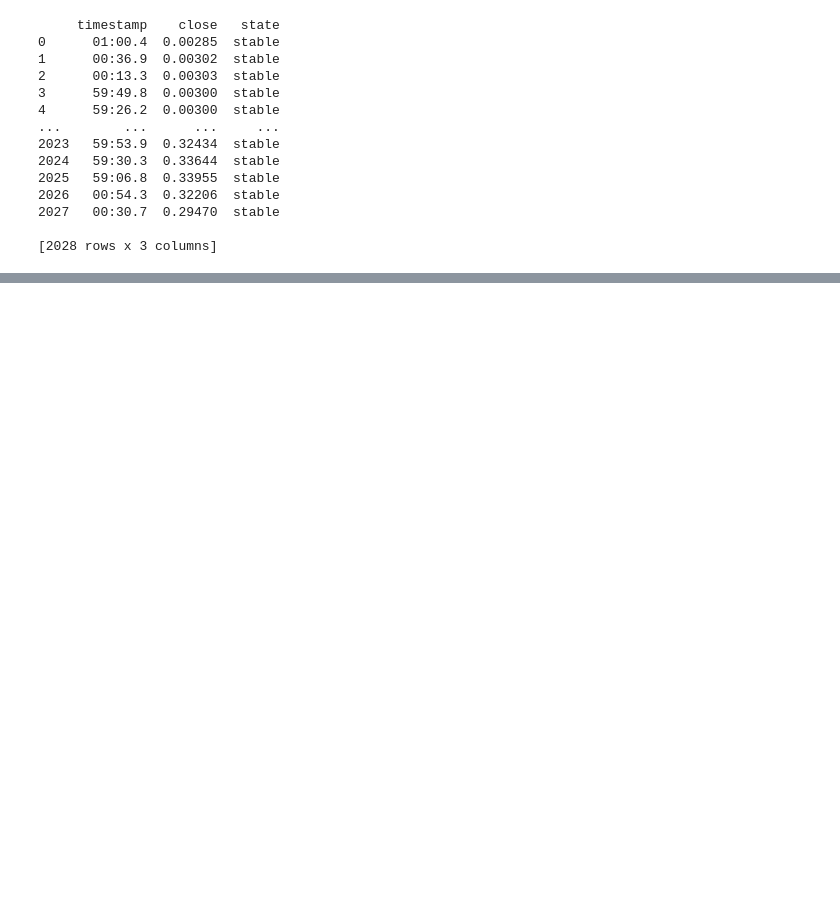
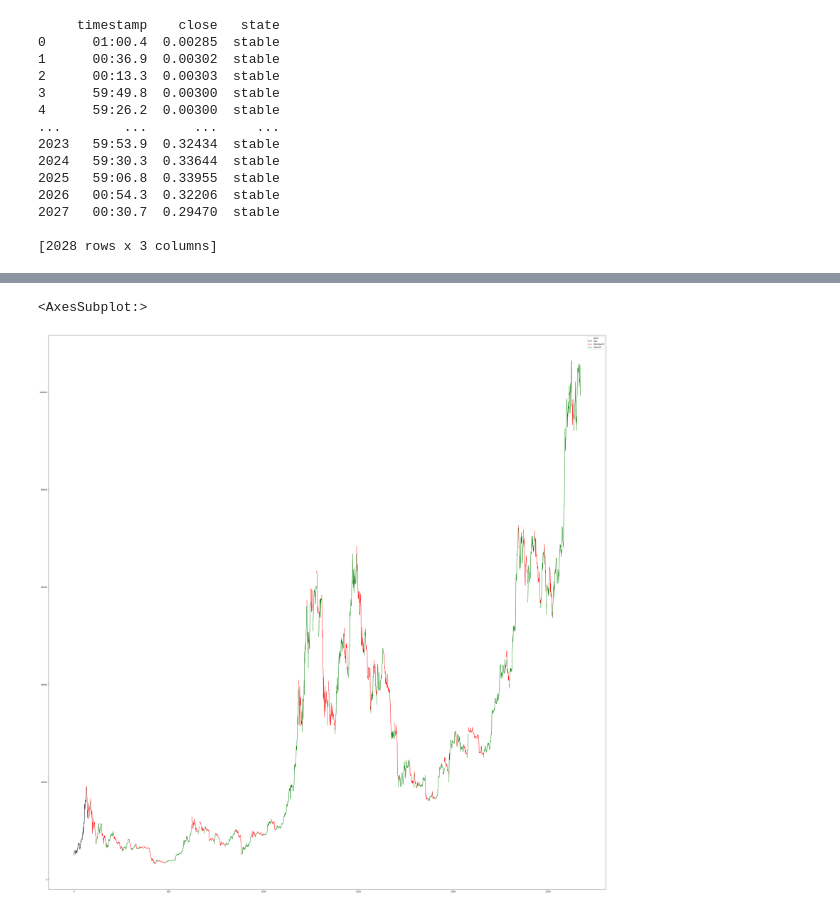
Before and after one commit to Lvinci41/program_trading_crypto, a Jupyter notebook: markovStateFactory2.ipynb, the cells around one changed output, grey strips where cells are left out. Cells and saved outputs as stored; diff of their text form; code cells hidden in the pictures; blank space fills up the shorter version.

Commit message:
Add files via upload
Added more labeling scripts, but still can't capture rangebound well

```diff
--- a/markovStateFactory2.ipynb
+++ b/markovStateFactory2.ipynb
@@ -88,0 +173,65 @@ graph_df.plot(color=colors_map)
+# %%
+#deepseek
+
+# Load data and preprocess
+df = pd.read_csv('20250202-20170908_BTC-USDT_1D_okx_ohlc_M.csv')
+#df = pd.read_csv('20250202-20170908_DOGE-USDT_1D_okx_ohlc_M.csv')
+
+
+
+# Load and preprocess data
+#df = pd.read_csv('ohlc_data.csv').iloc[::-1].reset_index(drop=True)
+df['close'] = pd.to_numeric(df['close'], errors='coerce')
+
+# Compute ATR30 for volatility scaling
+df['prev_close'] = df['close'].shift(1)
+df['TR'] = np.maximum(
+    df['high'] - df['low'],
+    np.abs(df['high'] - df['prev_close']),
+    np.abs(df['low'] - df['prev_close'])
+)
+df['ATR30'] = df['TR'].rolling(30).mean()
+df['threshold'] = 0.5 * df['ATR30']
+
+# Find local minima/maxima (15-day window)
+minima = argrelextrema(df['close'].values, np.less, order=15)[0]
+maxima = argrelextrema(df['close'].values, np.greater, order=15)[0]
+extrema = np.sort(np.concatenate([minima, maxima]))
+
+# Label states between extrema
+df['state'] = np.nan
+for i in range(len(extrema) - 1):
+    start, end = extrema[i], extrema[i + 1]
+    if df['close'].iloc[start] < df['close'].iloc[end]:
+        df.loc[start:end, 'state'] = 'upward'
+    else:
+        df.loc[start:end, 'state'] = 'downward'
+
+# Label stable periods (price within threshold)
+for i in range(len(df)):
+    if pd.isna(df['state'].iloc[i]):
+        window = df['close'].iloc[max(0, i-15):min(len(df), i+15)]
+        if (df['close'].iloc[i] - df['threshold'].iloc[i] <= window.min()) and \
+           (window.max() <= df['close'].iloc[i] + df['threshold'].iloc[i]):
+            df.loc[i, 'state'] = 'stable'
+
+# Forward-fill remaining NaNs (transient noise)
+df['state'] = df['state'].ffill()
+
+# Output
+result = df[['timestamp', 'close', 'state']]
+print(result)
+
+graph_df = df.set_index('state', append=True)['close']
+graph_df = graph_df.unstack('state')
+colors_map = {'stable': 'b',
+              'downward': 'red',
+              'upward': 'green',
+              '0': 'black',
+             }
+colors_map[np.nan] = 'black'
+#BTC_mm_plot['date'] = BTCUSDT_data['Date']
+
+plot.rcParams['figure.figsize'] = [50, 50]
+graph_df.plot(color=colors_map)
+# %% [output]
@@ -88,0 +252,2 @@ graph_df.plot(color=colors_map)
+<AxesSubplot:>
+[figure, added]
```
Also changed, not shown: parts of 7 cells of this notebook.
